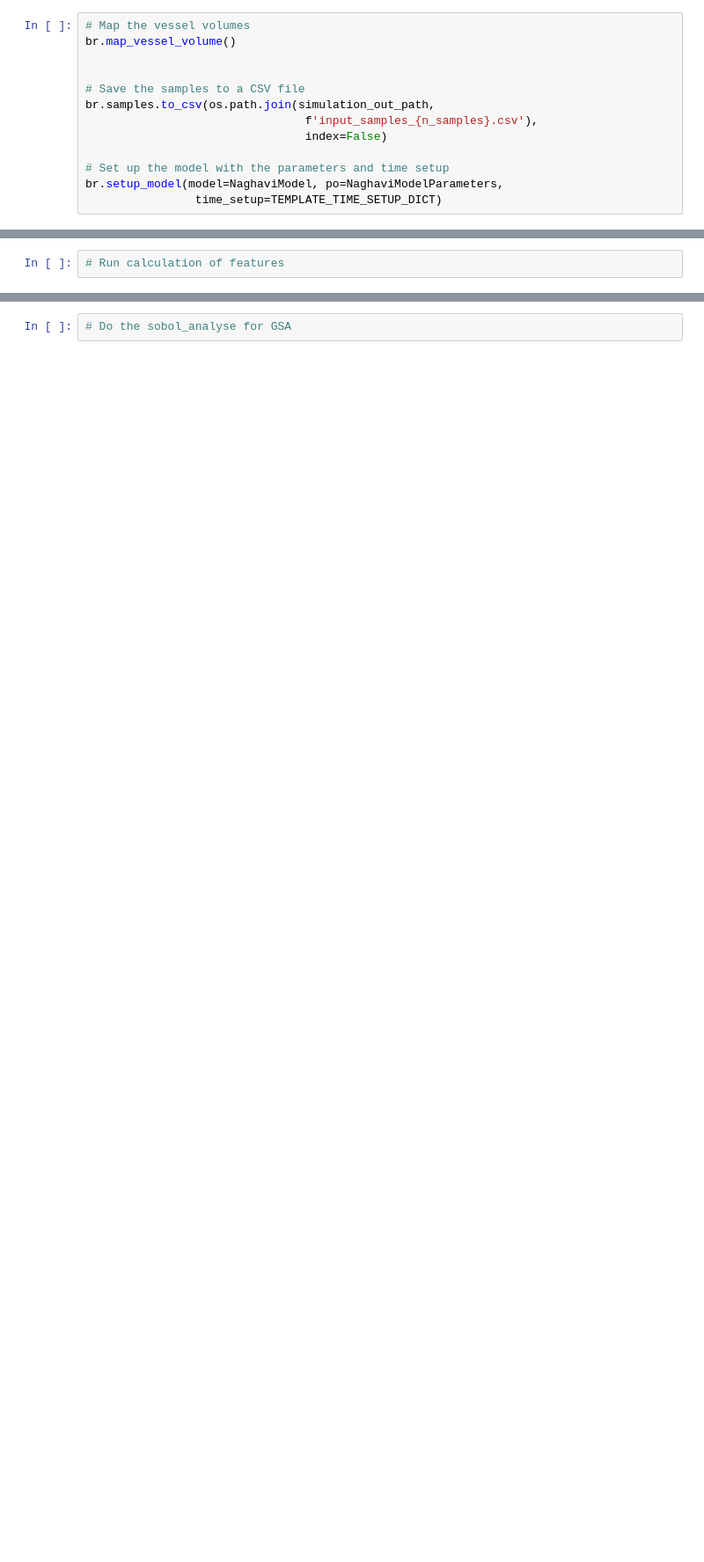
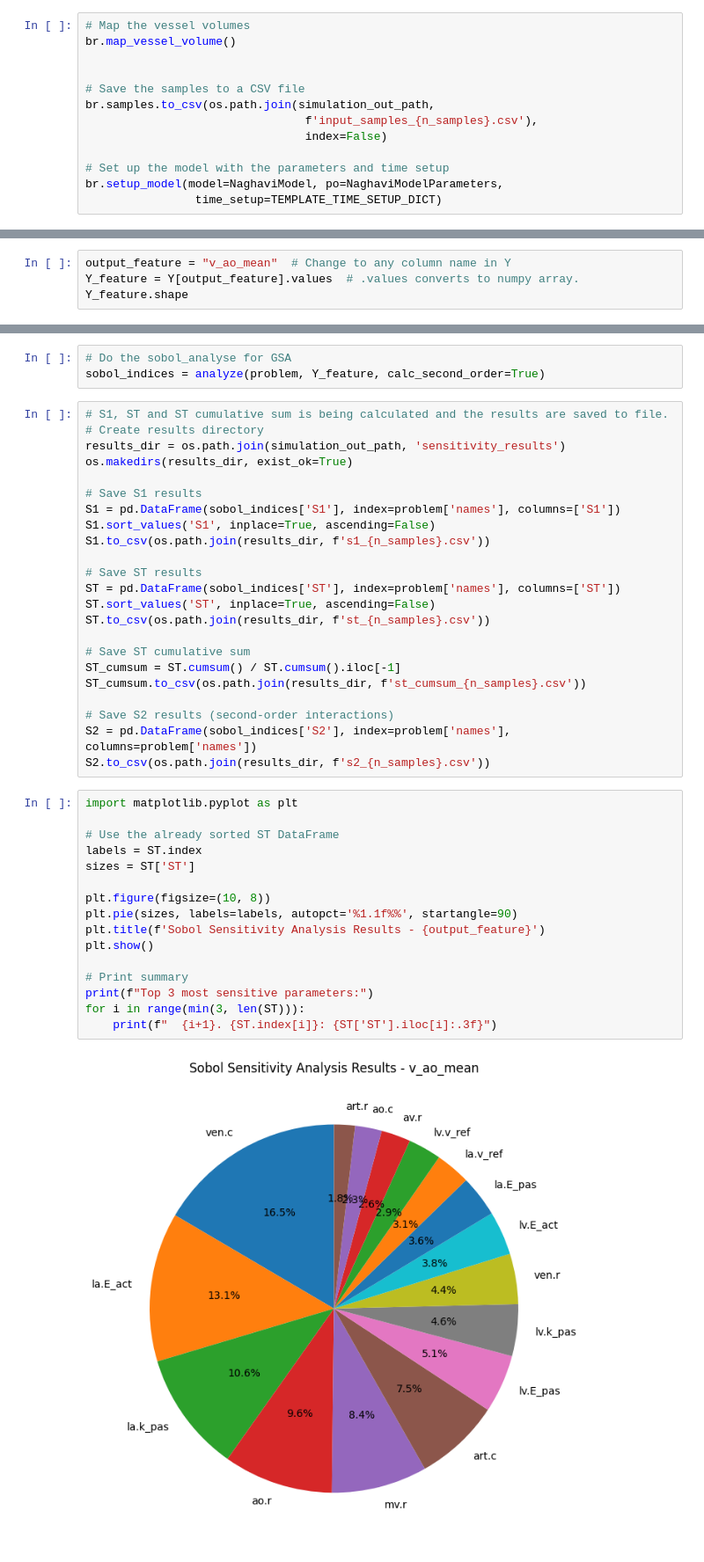
Before and after one commit to alan-turing-institute/comparative-gsa, a Jupyter notebook: notebooks/direct_pipeline.ipynb, the cells around one changed output, grey strips where cells are left out. Shown at 88% size. Drawn from its saved outputs; the diff is of its cells as text; blank space fills up the shorter version.

Commit message:
Sensitivty analysis changes

```diff
--- a/notebooks/direct_pipeline.ipynb
+++ b/notebooks/direct_pipeline.ipynb
@@ -223,2 +255,4 @@ Running batch simulation with 544 samples...
 # %%
-# Run calculation of features
+output_feature = "v_ao_mean"  # Change to any column name in Y
+Y_feature = Y[output_feature].values  # .values converts to numpy array.
+Y_feature.shape
@@ -225,2 +261,44 @@ Running batch simulation with 544 samples...
 # %%
 # Do the sobol_analyse for GSA
+sobol_indices = analyze(problem, Y_feature, calc_second_order=True)
+# %%
+# S1, ST and ST cumulative sum is being calculated and the results are saved to file.
+# Create results directory
+results_dir = os.path.join(simulation_out_path, 'sensitivity_results')
+os.makedirs(results_dir, exist_ok=True)
+
+# Save S1 results
+S1 = pd.DataFrame(sobol_indices['S1'], index=problem['names'], columns=['S1'])
+S1.sort_values('S1', inplace=True, ascending=False)
+S1.to_csv(os.path.join(results_dir, f's1_{n_samples}.csv'))
+
+# Save ST results
+ST = pd.DataFrame(sobol_indices['ST'], index=problem['names'], columns=['ST'])
+ST.sort_values('ST', inplace=True, ascending=False)
+ST.to_csv(os.path.join(results_dir, f'st_{n_samples}.csv'))
+
+# Save ST cumulative sum
+ST_cumsum = ST.cumsum() / ST.cumsum().iloc[-1]
+ST_cumsum.to_csv(os.path.join(results_dir, f'st_cumsum_{n_samples}.csv'))
+
+# Save S2 results (second-order interactions)
+S2 = pd.DataFrame(sobol_indices['S2'], index=problem['names'], columns=problem['names'])
+S2.to_csv(os.path.join(results_dir, f's2_{n_samples}.csv'))
+# %%
+import matplotlib.pyplot as plt
+
+# Use the already sorted ST DataFrame
+labels = ST.index
+sizes = ST['ST']
+
+plt.figure(figsize=(10, 8))
+plt.pie(sizes, labels=labels, autopct='%1.1f%%', startangle=90)
+plt.title(f'Sobol Sensitivity Analysis Results - {output_feature}')
+plt.show()
+
+# Print summary
+print(f"Top 3 most sensitive parameters:")
+for i in range(min(3, len(ST))):
+    print(f"  {i+1}. {ST.index[i]}: {ST['ST'].iloc[i]:.3f}")
+# %% [output]
+[figure, added]
```
Also changed, not shown: parts of 6 cells of this notebook.
